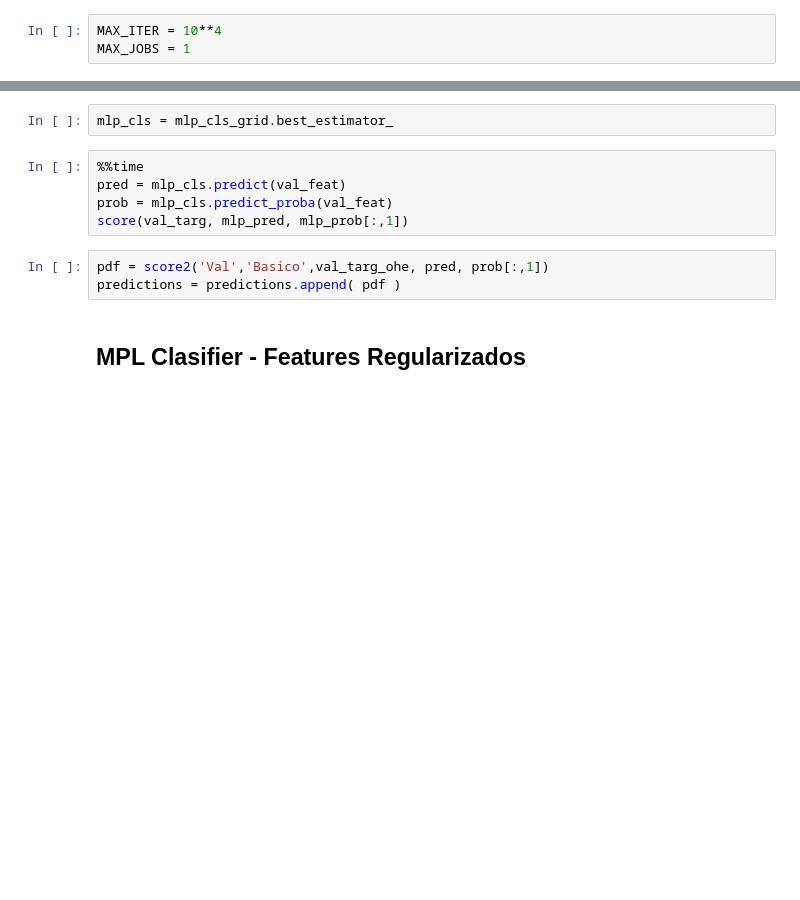
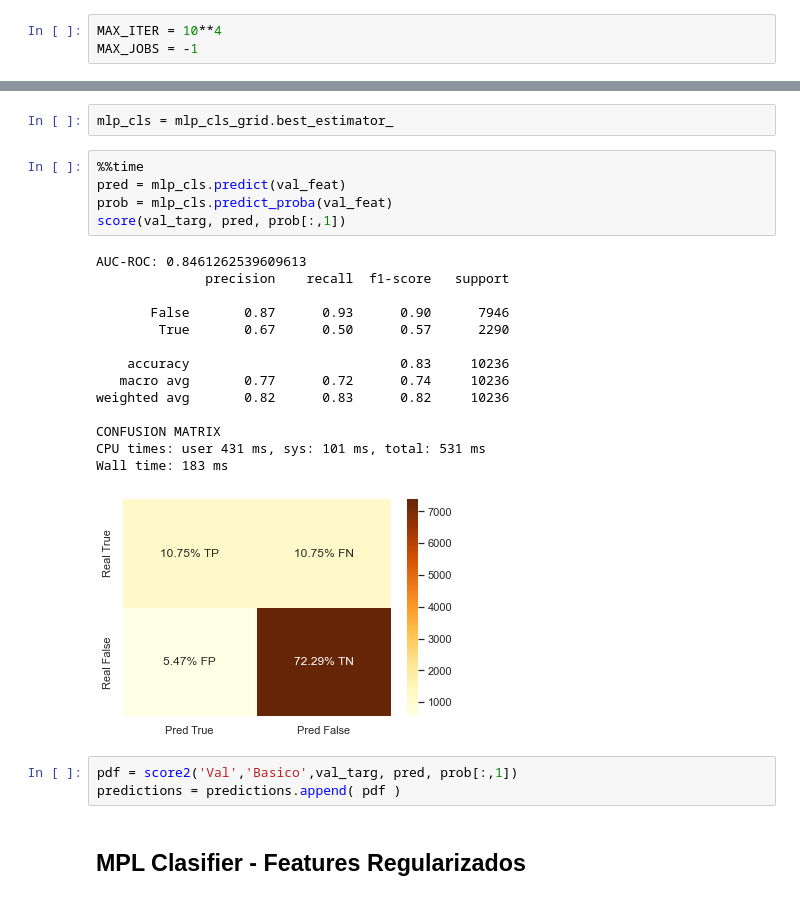
Before and after one commit to NicolasEzequielZulaicaRivera/OD_TPS, a Jupyter notebook: TP2/neural_network.ipynb, the cells around one changed output, grey strips where cells are left out. Cells and saved outputs as stored; diff of their text form; blank space fills up the shorter version.

```diff
--- a/TP2/neural_network.ipynb
+++ b/TP2/neural_network.ipynb
@@ -17,7 +20,7 @@ from preprocessing import reemplazarNulls,reemplazarCategoricas,reemplazarFechas
 ### Codigo a correr
 # %%
 MAX_ITER = 10**4
-MAX_JOBS = 1
+MAX_JOBS = -1
 # %% [markdown]
 **Run :** Entrenar Nuevamente o Cargar Entrenado
 # %%
@@ -121,10 +151,25 @@ mlp_cls = mlp_cls_grid.best_estimator_
 # %%
 %%time
 pred = mlp_cls.predict(val_feat)
 prob = mlp_cls.predict_proba(val_feat)
-score(val_targ, mlp_pred, mlp_prob[:,1])
+score(val_targ, pred, prob[:,1])
+# %% [output]
+AUC-ROC: 0.8461262539609613
+              precision    recall  f1-score   support
+
+       False       0.87      0.93      0.90      7946
+        True       0.67      0.50      0.57      2290
+
+    accuracy                           0.83     10236
+   macro avg       0.77      0.72      0.74     10236
+weighted avg       0.82      0.83      0.82     10236
+
+CONFUSION MATRIX
+CPU times: user 431 ms, sys: 101 ms, total: 531 ms
+Wall time: 183 ms
+[figure, added]
 # %%
-pdf = score2('Val','Basico',val_targ_ohe, pred, prob[:,1])
+pdf = score2('Val','Basico',val_targ, pred, prob[:,1])
 predictions = predictions.append( pdf )
 # %% [markdown]
 ## MPL Clasifier - Features Regularizados
```
Also changed, not shown: parts of 20 cells of this notebook, 4 other files.
